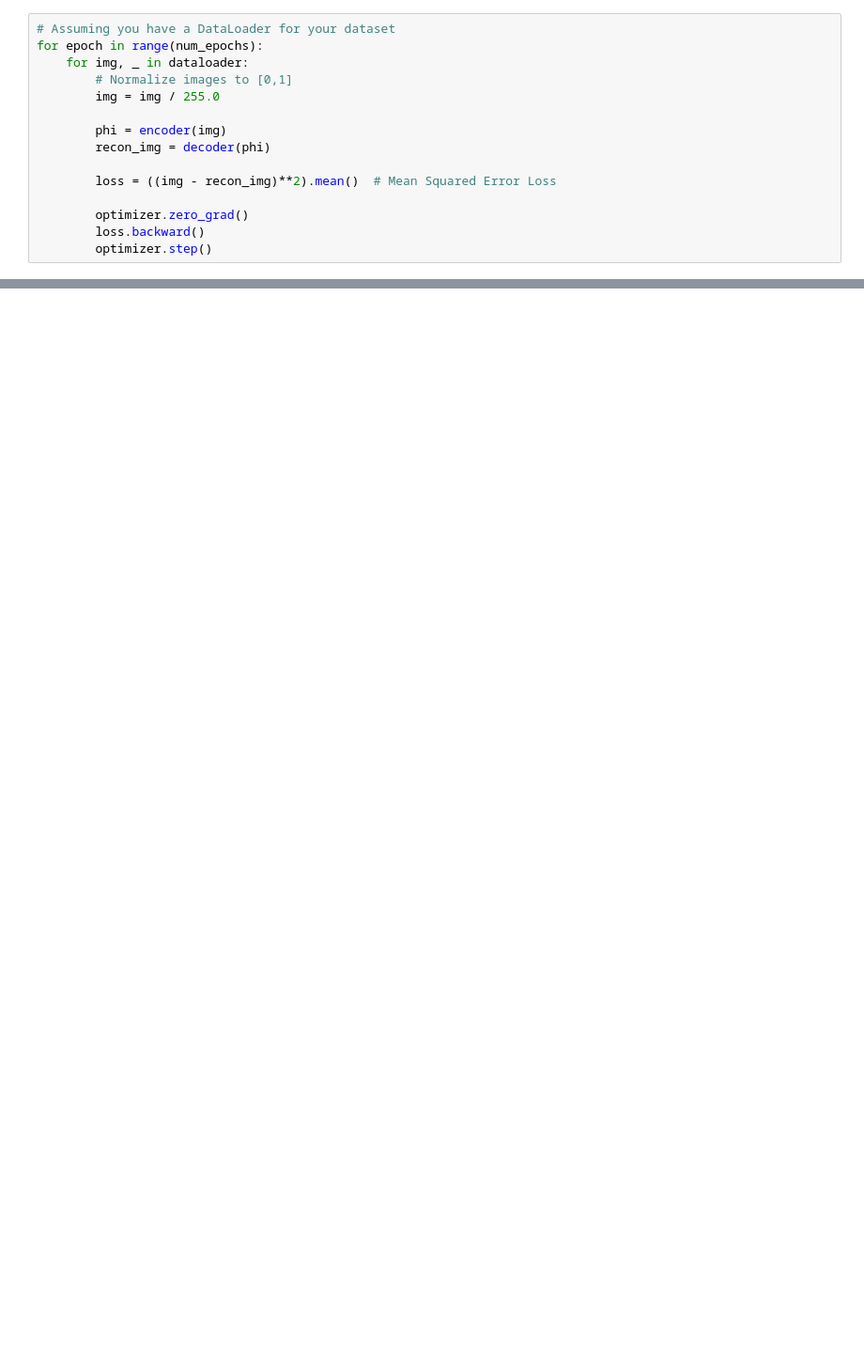
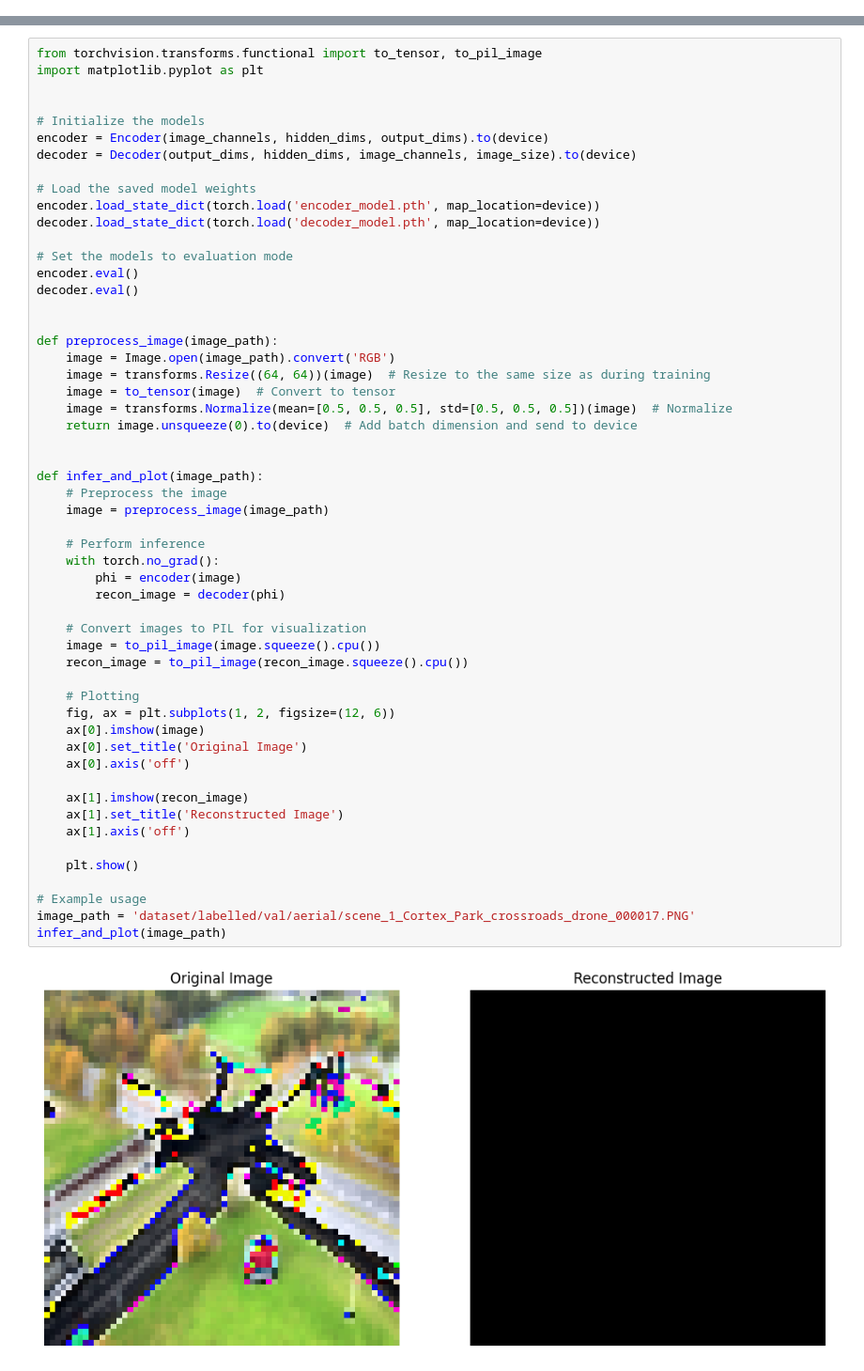
Before and after one commit to Leonardo-Russo/autoencoder, a Jupyter notebook: intro.ipynb, the cells around one changed output, grey strips where cells are left out. Shown: that part at 94% size. Drawn from its saved outputs; the diff is of its cells as text; blank space fills up the shorter version.

```diff
--- a/intro.ipynb
+++ b/intro.ipynb
@@ -50,15 +158,0 @@ decoder = Decoder(output_dims, hidden_dims, image_channels, image_size)
-# %%
-# Assuming you have a DataLoader for your dataset
-for epoch in range(num_epochs):
-    for img, _ in dataloader:
-        # Normalize images to [0,1]
-        img = img / 255.0
-
-        phi = encoder(img)
-        recon_img = decoder(phi)
-
-        loss = ((img - recon_img)**2).mean()  # Mean Squared Error Loss
-
-        optimizer.zero_grad()
-        loss.backward()
-        optimizer.step()
@@ -64,0 +208,56 @@ for epoch in range(num_epochs):
+# %%
+from torchvision.transforms.functional import to_tensor, to_pil_image
+import matplotlib.pyplot as plt
+
+
+# Initialize the models
+encoder = Encoder(image_channels, hidden_dims, output_dims).to(device)
+decoder = Decoder(output_dims, hidden_dims, image_channels, image_size).to(device)
+
+# Load the saved model weights
+encoder.load_state_dict(torch.load('encoder_model.pth', map_location=device))
+decoder.load_state_dict(torch.load('decoder_model.pth', map_location=device))
+
+# Set the models to evaluation mode
+encoder.eval()
+decoder.eval()
+
+
+def preprocess_image(image_path):
+    image = Image.open(image_path).convert('RGB')
+    image = transforms.Resize((64, 64))(image)  # Resize to the same size as during training
+    image = to_tensor(image)  # Convert to tensor
+    image = transforms.Normalize(mean=[0.5, 0.5, 0.5], std=[0.5, 0.5, 0.5])(image)  # Normalize
+    return image.unsqueeze(0).to(device)  # Add batch dimension and send to device
+
+
+def infer_and_plot(image_path):
+    # Preprocess the image
+    image = preprocess_image(image_path)
+
+    # Perform inference
+    with torch.no_grad():
+        phi = encoder(image)
+        recon_image = decoder(phi)
+
+    # Convert images to PIL for visualization
+    image = to_pil_image(image.squeeze().cpu())
+    recon_image = to_pil_image(recon_image.squeeze().cpu())
+
+    # Plotting
+    fig, ax = plt.subplots(1, 2, figsize=(12, 6))
+    ax[0].imshow(image)
+    ax[0].set_title('Original Image')
+    ax[0].axis('off')
+
+    ax[1].imshow(recon_image)
+    ax[1].set_title('Reconstructed Image')
+    ax[1].axis('off')
+
+    plt.show()
+
+# Example usage
+image_path = 'dataset/labelled/val/aerial/scene_1_Cortex_Park_crossroads_drone_000017.PNG'
+infer_and_plot(image_path)
+# %% [output]
+[figure, added]
```
Also changed, not shown: parts of 7 cells of this notebook, 2 other files.
